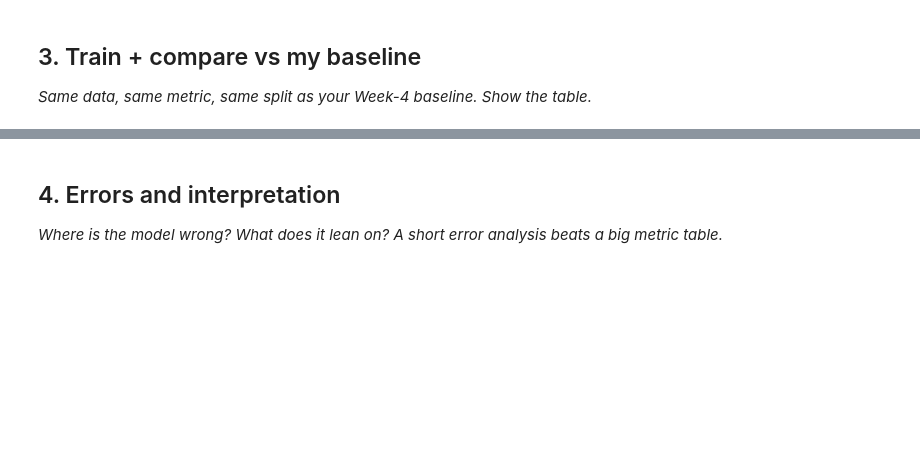
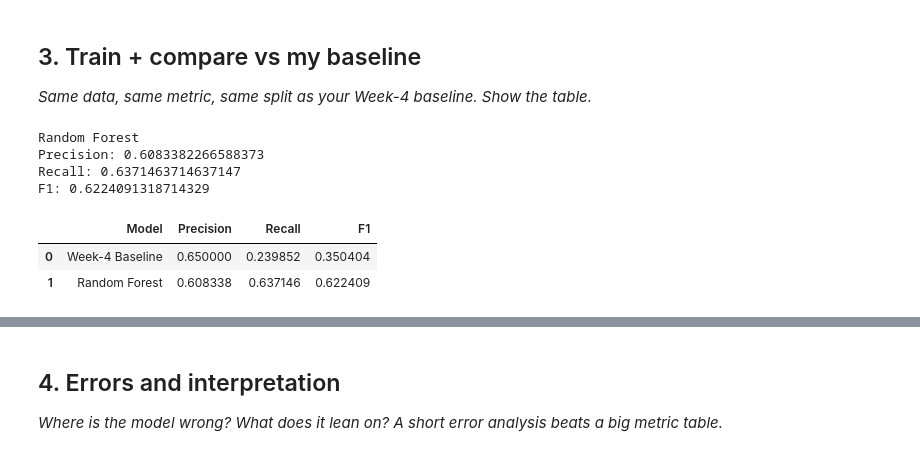
Before and after one commit to Alien-is-here/FlyRank, a Jupyter notebook: work/notebooks/w05_model.ipynb, the cells around one changed output, grey strips where cells are left out. Saved outputs shown, nothing was run; the diff lists cells and outputs as text; code cells hidden in the pictures; blank space fills up the shorter version.

```diff
--- a/work/notebooks/w05_model.ipynb
+++ b/work/notebooks/w05_model.ipynb
@@ -27,3 +89,82 @@ This skeleton is yours to fill. Work the sections **in order** — each one has
 # %%
 # This cell is for CODE (numbers, a query, a check).
 # Write your text answer in the cell ABOVE this one — typing sentences here breaks Run All.
+# %%
+from sklearn.ensemble import RandomForestClassifier
+from sklearn.metrics import precision_score, recall_score, f1_score
+
+# Train Random Forest
+rf_model = RandomForestClassifier(
+    n_estimators=100,
+    random_state=42,
+    class_weight="balanced"
+)
+
+rf_model.fit(X_train, y_train)
+
+# Predict on the same test set
+y_pred = rf_model.predict(X_test)
+
+# Random Forest metrics
+rf_precision = precision_score(y_test, y_pred)
+rf_recall = recall_score(y_test, y_pred)
+rf_f1 = f1_score(y_test, y_pred)
+
+print("Random Forest")
+print("Precision:", rf_precision)
+print("Recall:", rf_recall)
+print("F1:", rf_f1)
+# %% [output]
+Random Forest
+Precision: 0.6083382266588373
+Recall: 0.6371463714637147
+F1: 0.6224091318714329
+# %%
+baseline_test = df.loc[X_test.index].copy()
+
+baseline_test["baseline_score"] = (
+    baseline_test["days_since_last_update"].astype(float)
+    * baseline_test["impressions_90d"].astype(float)
+    * baseline_test["trend_direction"].eq("down").map({
+        True: 1.0,
+        False: 0.5
+    })
+)
+
+# Rank by baseline score
+baseline_test = baseline_test.sort_values(
+    "baseline_score",
+    ascending=False
+)
+
+# Select top 20% as positive predictions
+cutoff = int(len(baseline_test) * 0.20)
+
+baseline_test["baseline_pred"] = 0
+baseline_test.iloc[
+    :cutoff,
+    baseline_test.columns.get_loc("baseline_pred")
+] = 1
+
+# Return to original X_test order
+baseline_test = baseline_test.loc[X_test.index]
+
+y_baseline = baseline_test["baseline_pred"]
+
+# Baseline metrics
+baseline_precision = precision_score(y_test, y_baseline)
+baseline_recall = recall_score(y_test, y_baseline)
+baseline_f1 = f1_score(y_test, y_baseline)
+# %%
+comparison = pd.DataFrame({
+    "Model": ["Week-4 Baseline", "Random Forest"],
+    "Precision": [baseline_precision, rf_precision],
+    "Recall": [baseline_recall, rf_recall],
+    "F1": [baseline_f1, rf_f1]
+})
+
+comparison
+# %% [output]
+|  | Model | Precision | Recall | F1 |
+| 0 | Week-4 Baseline | 0.650000 | 0.239852 | 0.350404 |
+| 1 | Random Forest | 0.608338 | 0.637146 | 0.622409 |
```
Also changed, not shown: parts of 13 cells of this notebook.
